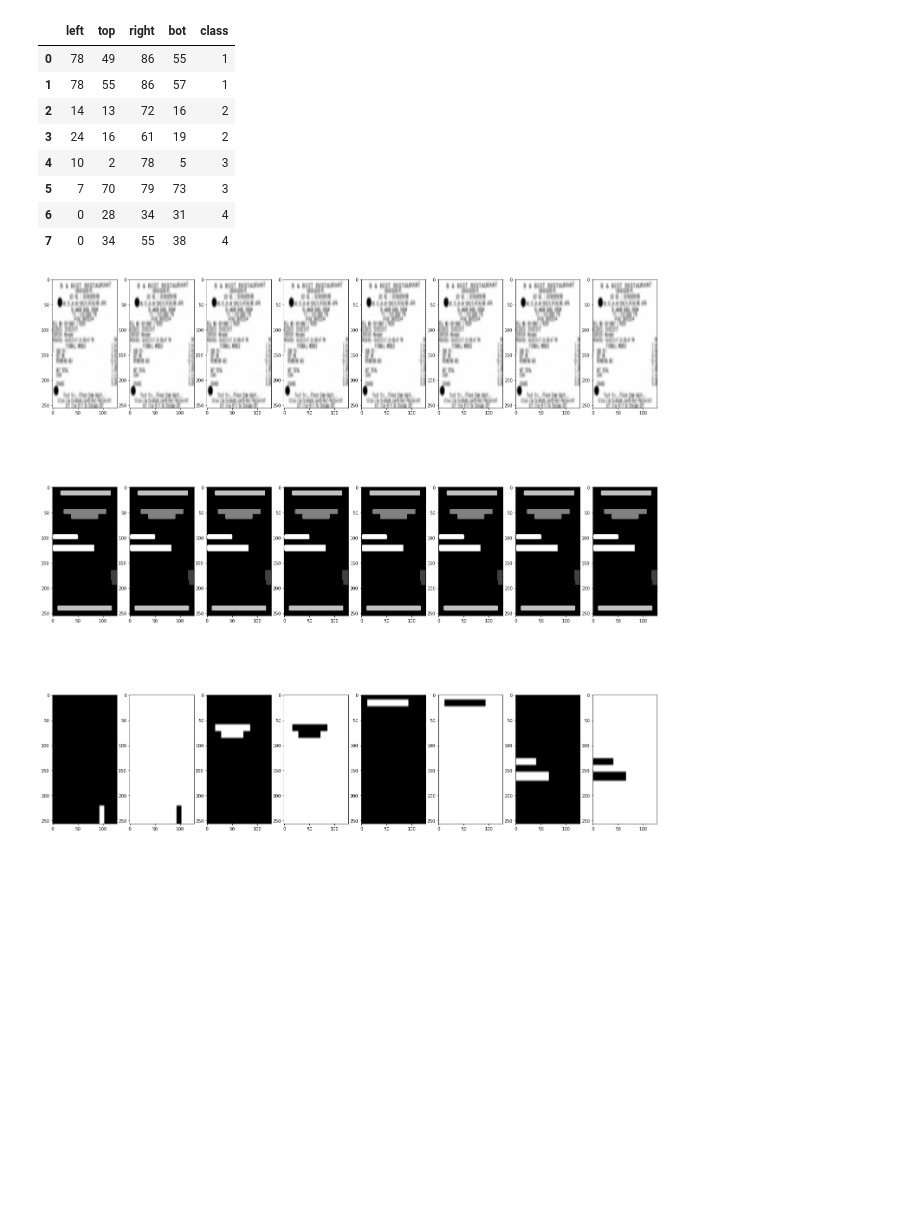
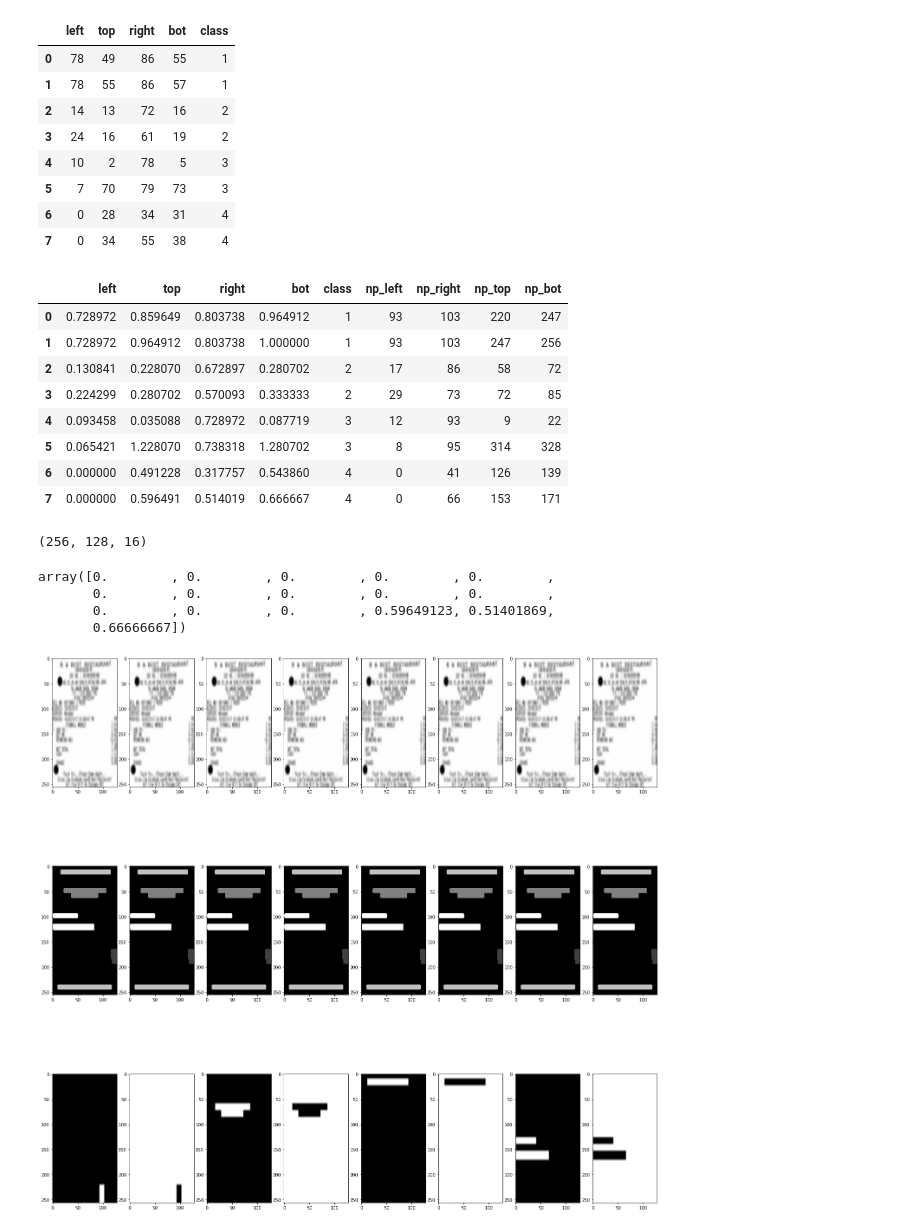
Before and after one commit to Hrishkesh/Invoice-, a Jupyter notebook: Data_visualization.ipynb, the cells around one changed output. Drawn from its saved outputs; the diff is of its cells as text; code cells hidden in the pictures; blank space fills up the shorter version.

```diff
--- a/Data_visualization.ipynb
+++ b/Data_visualization.ipynb
@@ -827,6 +827,29 @@ def extract_anchor_coordinates(pd_bbox, img_shape):
     return np_bbox_anchor_coord #(256,128,16) 4Xnb_anchors(box coordinates)
 # %%
 np_bbox_anchor_coord = extract_anchor_coordinates(pd_bbox, np.shape(tab_img[i]))
+# %%
+pd_bbox
+# %% [output]
+|  | left | top | right | bot | class | np_left | np_right | np_top | np_bot |
+| 0 | 0.728972 | 0.859649 | 0.803738 | 0.964912 | 1 | 93 | 103 | 220 | 247 |
+| 1 | 0.728972 | 0.964912 | 0.803738 | 1.000000 | 1 | 93 | 103 | 247 | 256 |
+| 2 | 0.130841 | 0.228070 | 0.672897 | 0.280702 | 2 | 17 | 86 | 58 | 72 |
+| 3 | 0.224299 | 0.280702 | 0.570093 | 0.333333 | 2 | 29 | 73 | 72 | 85 |
+| 4 | 0.093458 | 0.035088 | 0.728972 | 0.087719 | 3 | 12 | 93 | 9 | 22 |
+| 5 | 0.065421 | 1.228070 | 0.738318 | 1.280702 | 3 | 8 | 95 | 314 | 328 |
+| 6 | 0.000000 | 0.491228 | 0.317757 | 0.543860 | 4 | 0 | 41 | 126 | 139 |
+| 7 | 0.000000 | 0.596491 | 0.514019 | 0.666667 | 4 | 0 | 66 | 153 | 171 |
+# %%
+np_bbox_anchor_coord.shape
+# %% [output]
+(256, 128, 16)
+# %%
+np_bbox_anchor_coord[153][0]
+# %% [output]
+array([0.        , 0.        , 0.        , 0.        , 0.        ,
+       0.        , 0.        , 0.        , 0.        , 0.        ,
+       0.        , 0.        , 0.        , 0.59649123, 0.51401869,
+       0.66666667])
 # %%
 def plot_anchor(gt_1h, np_bbox_anchor_mask, np_bbox_anchor_coord):
     fig, ax  = plt.subplots(3, 8,figsize=(25, 25))
```
Also changed, not shown: parts of 2 cells of this notebook.
